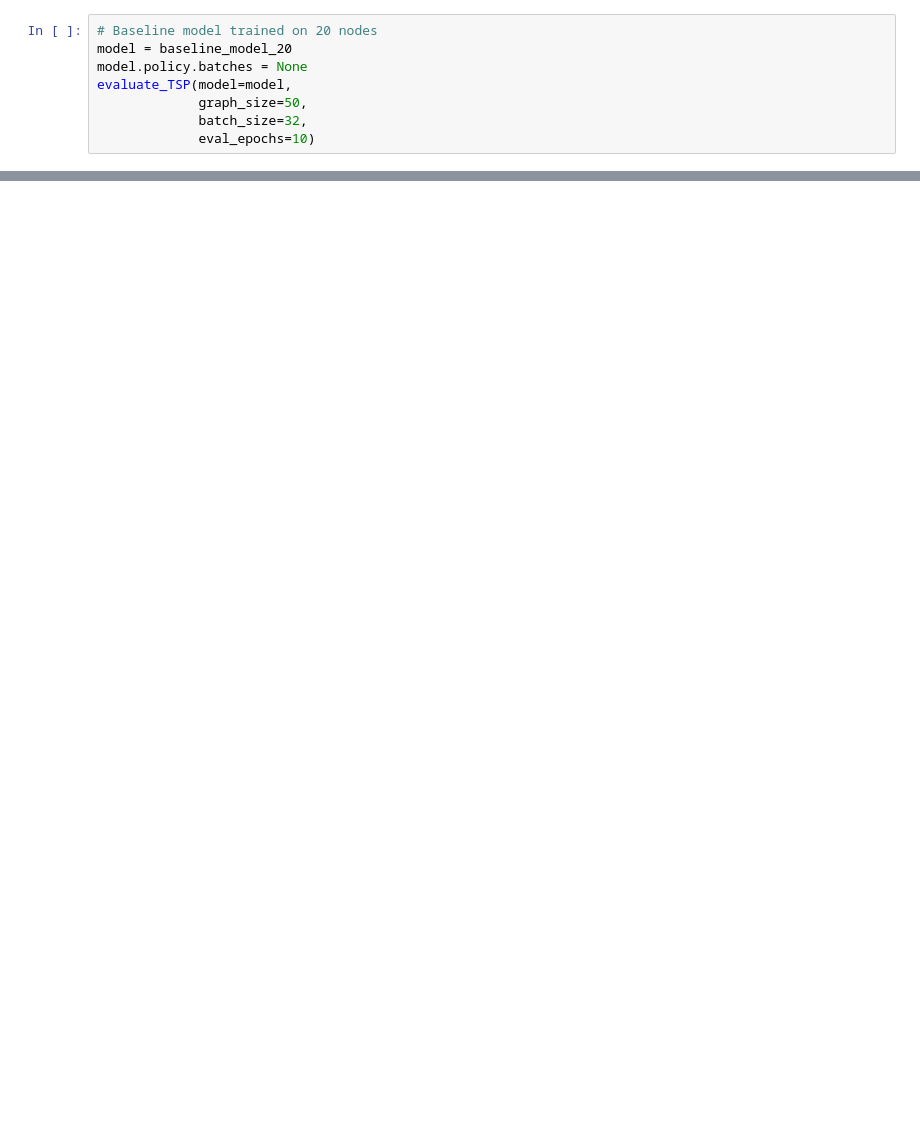
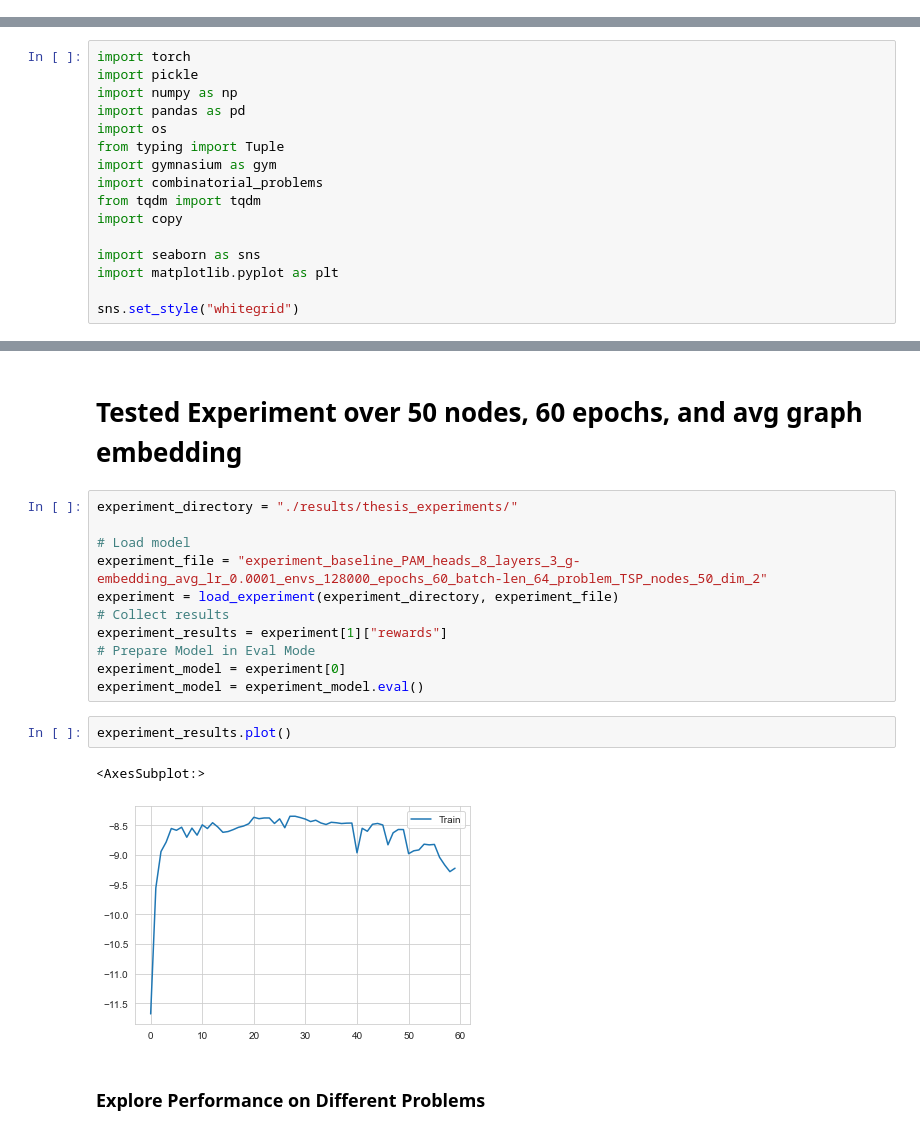
Before and after one commit to aguilarjose11/PytorchAMD, a Jupyter notebook: Model_Comparison_Across_Problems.ipynb, the cells around one changed output, grey strips where cells are left out. Cells and saved outputs as stored; diff of their text form; blank space fills up the shorter version.

```diff
--- a/Model_Comparison_Across_Problems.ipynb
+++ b/Model_Comparison_Across_Problems.ipynb
@@ -98,8 +0,0 @@ def evaluate_TSP(model: torch.nn.Module,
-# %%
-# Baseline model trained on 20 nodes
-model = baseline_model_20
-model.policy.batches = None
-evaluate_TSP(model=model,
-             graph_size=50,
-             batch_size=32,
-             eval_epochs=10)
@@ -129,0 +1,16 @@ exp_20_persist_10_epoch[1]['rewards'].plot()
+# %%
+import torch
+import pickle
+import numpy as np
+import pandas as pd
+import os
+from typing import Tuple
+import gymnasium as gym
+import combinatorial_problems
+from tqdm import tqdm
+import copy
+
+import seaborn as sns
+import matplotlib.pyplot as plt
+
+sns.set_style("whitegrid")
@@ -129,0 +87,20 @@ exp_20_persist_10_epoch[1]['rewards'].plot()
+# %% [markdown]
+# Tested Experiment over 50 nodes, 60 epochs, and avg graph embedding
+# %%
+experiment_directory = "./results/thesis_experiments/"
+
+# Load model
+experiment_file = "experiment_baseline_PAM_heads_8_layers_3_g-embedding_avg_lr_0.0001_envs_128000_epochs_60_batch-len_64_problem_TSP_nodes_50_dim_2"
+experiment = load_experiment(experiment_directory, experiment_file)
+# Collect results
+experiment_results = experiment[1]["rewards"]
+# Prepare Model in Eval Mode
+experiment_model = experiment[0]
+experiment_model = experiment_model.eval()
+# %%
+experiment_results.plot()
+# %% [output]
+<AxesSubplot:>
+[figure, added]
+# %% [markdown]
+### Explore Performance on Different Problems
```
Also changed, not shown: parts of 45 cells of this notebook, 8 other files.
